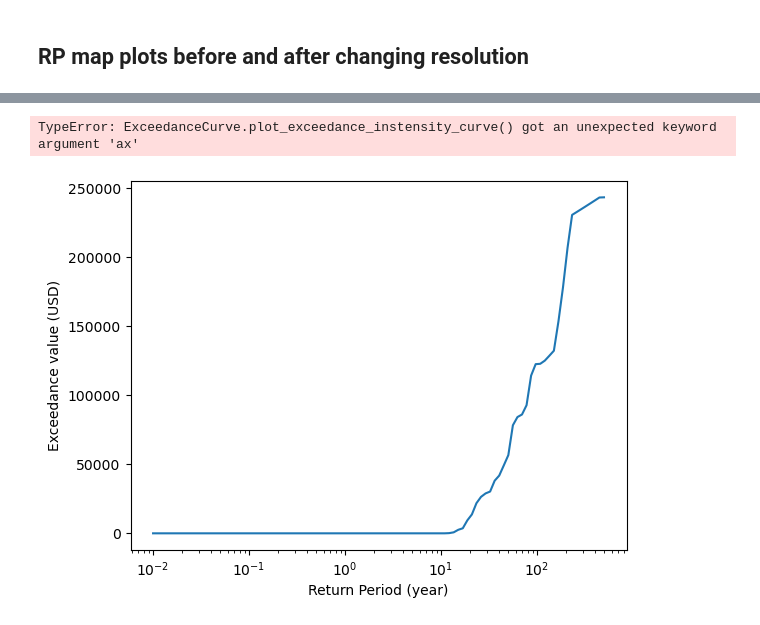
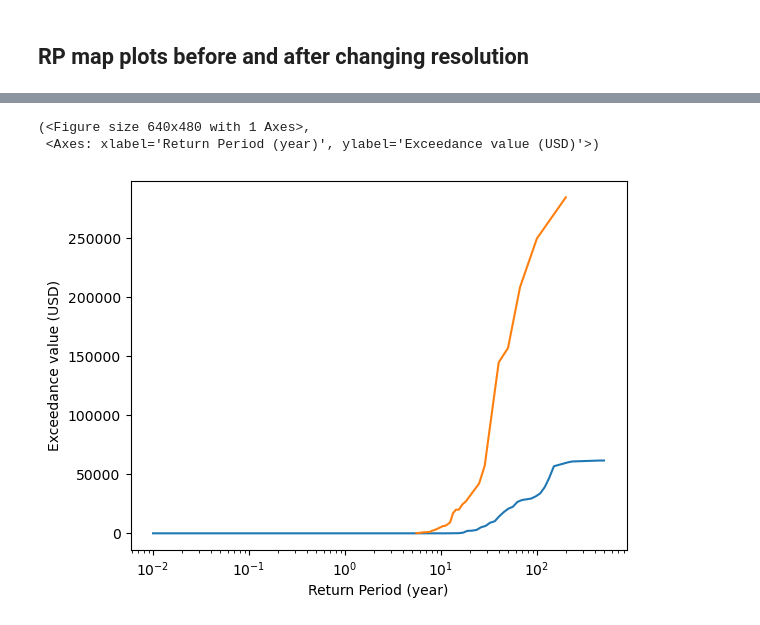
Before and after one commit to ValentinGebhart/exceedance_frequency_curves, a Jupyter notebook: example_resolution.ipynb, the cells around one changed output, grey strips where cells are left out. Saved outputs shown, nothing was run; the diff lists cells and outputs as text; code cells hidden in the pictures.

```diff
--- a/example_resolution.ipynb
+++ b/example_resolution.ipynb
@@ -43,6 +47,6 @@ local_exceedance_impact, label, title = impact.local_exceedance_impact(
 # %%
 from return_period_maps import ReturnPeriodMap, ExceedanceCurve
-rp_map = ReturnPeriodMap.from_CLIMADA_local_exceedance_intensity(local_exceedance_impact)
+rp_map = ReturnPeriodMap.from_climada_local_exceedance_impact(local_exceedance_impact)
 # %%
 rp_map.geometry.plot()
 # %% [output]
@@ -94,14 +98,11 @@ AAI original 191.26191196170652
 ## RP map plots before and after changing resolution
 # %%
 print("AAI before", rp_map.compute_aai_aggregated()/1_000_000)
-rp_map_half_short =  rp_map.coarsen(scale_factor=2, kwargs_combine_exceedance_curves={
-        "coincidence_fraction": .01, "n_samples": 20000, "correlation_factor": 0
-    })
+
+rp_map_half_short =  rp_map.coarsen(scale_factor=2, coincidence_fraction=0.01, n_samples=20000,correlation_factor=0,)
 print("AAI after", rp_map_half_short.compute_aai_aggregated()/1_000_000)
 
-rp_map_half =  rp_map.coarsen(scale_factor=2, kwargs_combine_exceedance_curves={
-        "coincidence_fraction": 1, "n_samples": 20000, "correlation_factor": 0
-    })
+rp_map_half =  rp_map.coarsen(scale_factor=2, coincidence_fraction=1, n_samples=20000, correlation_factor=0,)
 print("AAI after", rp_map_half.compute_aai_aggregated()/1_000_000)
 # %% [output]
 AAI before 192.99942764214725
@@ -177,6 +178,8 @@ gdf_half_short
 # %%
-fig, ax = rp_map.exceedance_curves[0].plot_exceedance_instensity_curve()
-rp_map_half_short.exceedance_curves[0].plot_exceedance_instensity_curve(ax=ax)
+index = 2
+fig, ax = rp_map.exceedance_curves[index].plot_exceedance_values_curve()
+rp_map_half_short.exceedance_curves[index].plot_exceedance_values_curve(axis=ax)
 # %% [output]
-TypeError: ExceedanceCurve.plot_exceedance_instensity_curve() got an unexpected keyword argument 'ax'
+(<Figure size 640x480 with 1 Axes>,
+ <Axes: xlabel='Return Period (year)', ylabel='Exceedance value (USD)'>)
-[figure, old version]
+[figure, new version]
```
Also changed, not shown: parts of 5 cells of this notebook, 4 other files.
